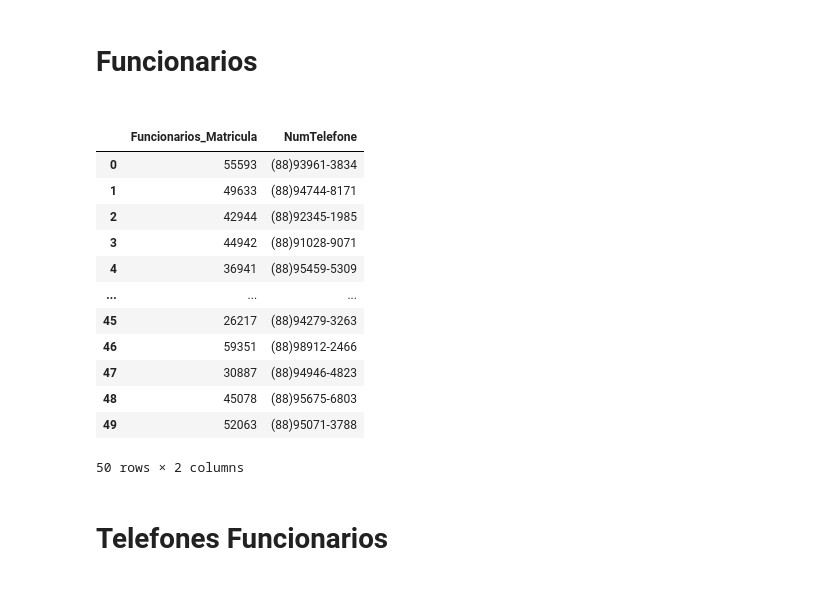
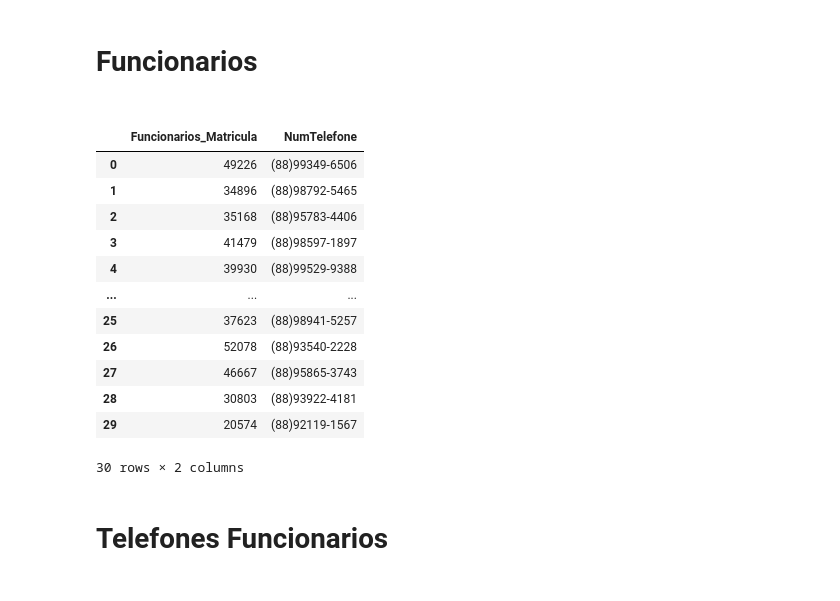
Before and after one commit to nitsuboy/TrabalhoBD-2023_1-Equipe-499142, a Jupyter notebook: gerador/tabelas.ipynb, the cells around one changed output. Drawn from its saved outputs; the diff is of its cells as text; code cells hidden in the pictures.

```diff
--- a/gerador/tabelas.ipynb
+++ b/gerador/tabelas.ipynb
@@ -113,22 +113,22 @@ f
 # %% [markdown]
 <h1>Funcionarios<h1>
 # %%
-ft = gg.telefones("Funcionarios_Matricula",a)
+ft = gg.telefones("Funcionarios_Matricula",f)
 ft
 # %% [output]
 |  | Funcionarios_Matricula | NumTelefone |
-| 0 | 55593 | (88)93961-3834 |
-| 1 | 49633 | (88)94744-8171 |
-| 2 | 42944 | (88)92345-1985 |
-| 3 | 44942 | (88)91028-9071 |
-| 4 | 36941 | (88)95459-5309 |
+| 0 | 49226 | (88)99349-6506 |
+| 1 | 34896 | (88)98792-5465 |
+| 2 | 35168 | (88)95783-4406 |
+| 3 | 41479 | (88)98597-1897 |
+| 4 | 39930 | (88)99529-9388 |
 | ... | ... | ... |
-| 45 | 26217 | (88)94279-3263 |
-| 46 | 59351 | (88)98912-2466 |
-| 47 | 30887 | (88)94946-4823 |
-| 48 | 45078 | (88)95675-6803 |
-| 49 | 52063 | (88)95071-3788 |
+| 25 | 37623 | (88)98941-5257 |
+| 26 | 52078 | (88)93540-2228 |
+| 27 | 46667 | (88)95865-3743 |
+| 28 | 30803 | (88)93922-4181 |
+| 29 | 20574 | (88)92119-1567 |
-50 rows × 2 columns
+30 rows × 2 columns
 # %% [markdown]
 <h1>Telefones Funcionarios<h1>
 # %%
```
Also changed, not shown: parts of 12 cells of this notebook, 3 other files.
